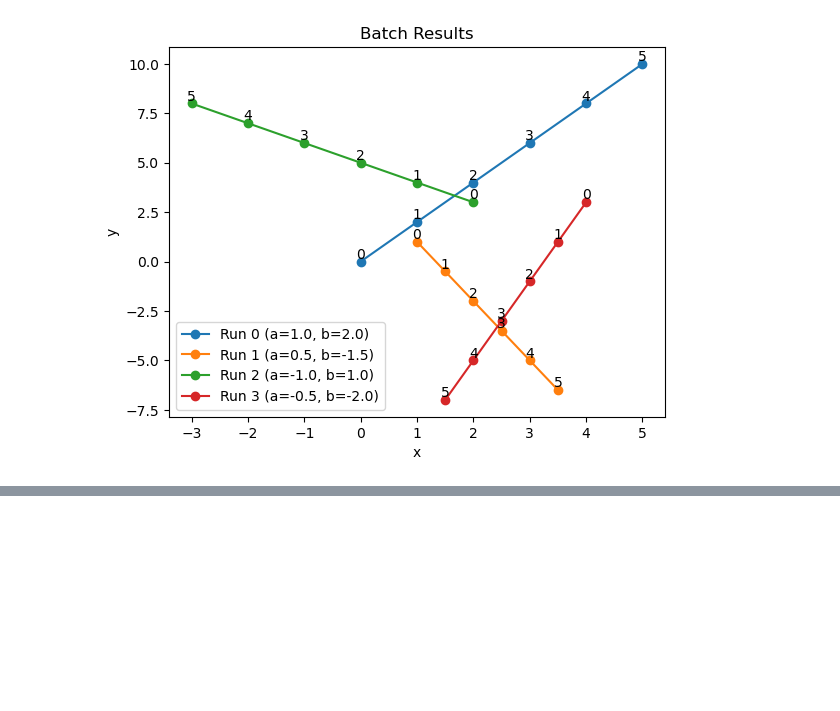
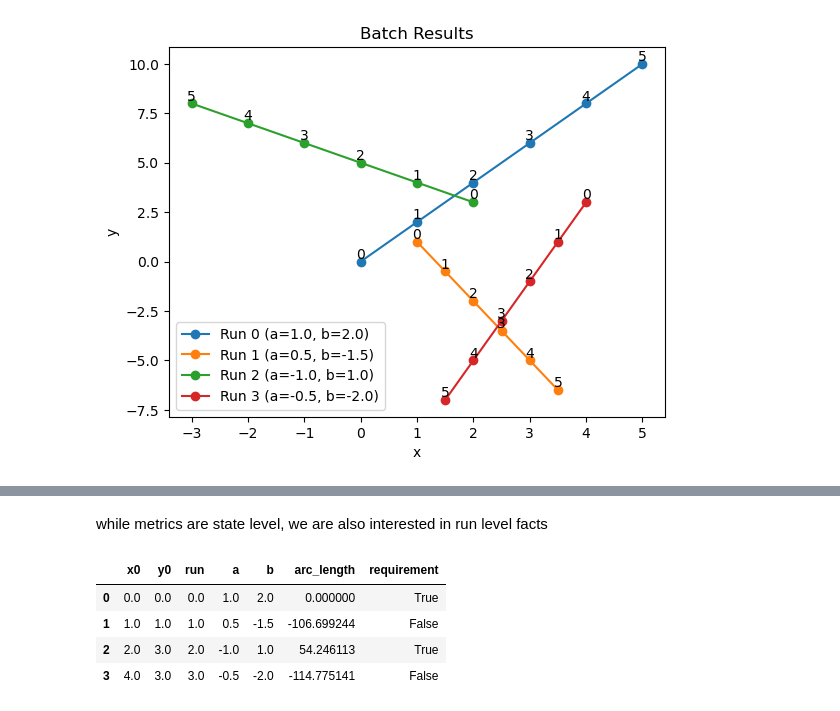
Before and after one commit to mzargham/slimcad, a Jupyter notebook: slim.ipynb, the cells around one changed output, grey strips where cells are left out. Cells and saved outputs as stored; diff of their text form; code cells hidden in the pictures; blank space fills up the shorter version.

```diff
--- a/slim.ipynb
+++ b/slim.ipynb
@@ -173,0 +217,18 @@ for i, group in data.groupby('run'):
+# %% [markdown]
+while metrics are state level, we are also interested in run level facts
+# %%
+# Create a run level KPI called "arc_length" which is the cumulative sum of delta_theta along the trajectory
+# Start by defining a run_data df which has one record for each run
+# Drop "t"
+# Replace x with x0 (the value of x at t=0) and y with y0 (the value of y at t=0)
+run_data = processed_data.groupby('run').apply(lambda x: x.iloc[0]).reset_index(drop=True).drop(columns=['t', 'r', 'theta']).rename(columns={'x': 'x0', 'y': 'y0'})
+run_data["arc_length"] = processed_data.groupby('run').apply(lambda x: 360/(2*np.pi) *np.sum(np.diff(x[x["r"] != 0]["theta"]))).values
+run_data["requirement"] = np.abs(run_data["arc_length"]) < 90
+# %%
+run_data
+# %% [output]
+|  | x0 | y0 | run | a | b | arc_length | requirement |
+| 0 | 0.0 | 0.0 | 0.0 | 1.0 | 2.0 | 0.000000 | True |
+| 1 | 1.0 | 1.0 | 1.0 | 0.5 | -1.5 | -106.699244 | False |
+| 2 | 2.0 | 3.0 | 2.0 | -1.0 | 1.0 | 54.246113 | True |
+| 3 | 4.0 | 3.0 | 3.0 | -0.5 | -2.0 | -114.775141 | False |
```
Also changed, not shown: parts of 5 cells of this notebook.
